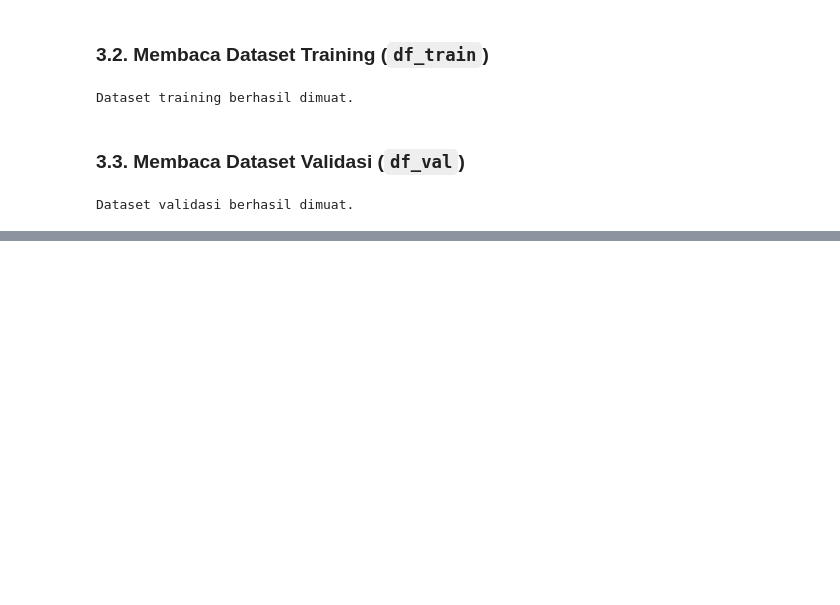
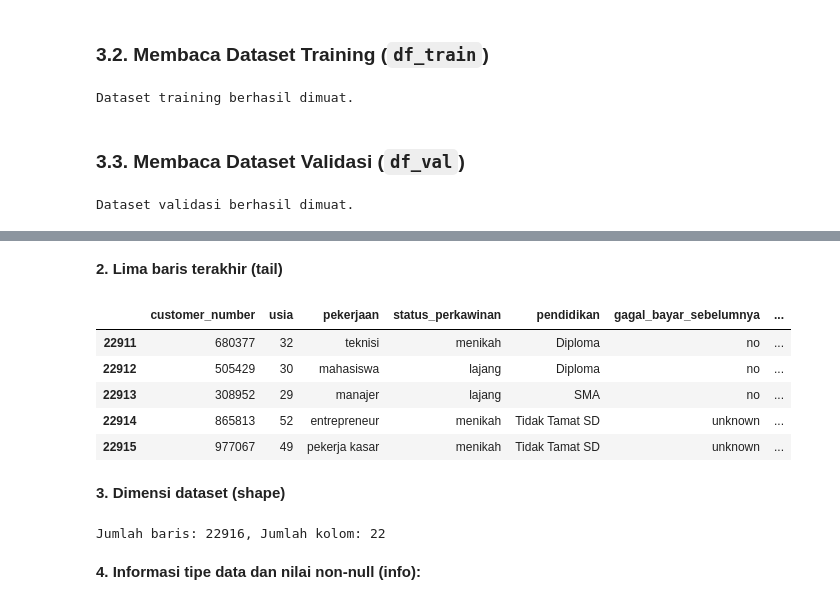
Before and after one commit to LatiefDataVisionary/data-quest-challenge-dsi-2025, a Jupyter notebook: notebooks/DCM_DMU_2025_Notebook_Cubit_Aku_Dong.ipynb, the cells around one changed output, grey strips where cells are left out. Cells and saved outputs as stored; diff of their text form; code cells hidden in the pictures; blank space fills up the shorter version.

```diff
--- a/notebooks/DCM_DMU_2025_Notebook_Cubit_Aku_Dong.ipynb
+++ b/notebooks/DCM_DMU_2025_Notebook_Cubit_Aku_Dong.ipynb
@@ -227,0 +243,19 @@ Dataset validasi berhasil dimuat.
+# %% [markdown]
+**2. Lima baris terakhir (tail)**
+# %%
+df_train.tail()
+# %% [output]
+|  | customer_number | usia | pekerjaan | status_perkawinan | pendidikan | gagal_bayar_sebelumnya | ... |
+| 22911 | 680377 | 32 | teknisi | menikah | Diploma | no | ... |
+| 22912 | 505429 | 30 | mahasiswa | lajang | Diploma | no | ... |
+| 22913 | 308952 | 29 | manajer | lajang | SMA | no | ... |
+| 22914 | 865813 | 52 | entrepreneur | menikah | Tidak Tamat SD | unknown | ... |
+| 22915 | 977067 | 49 | pekerja kasar | menikah | Tidak Tamat SD | unknown | ... |
+# %% [markdown]
+**3. Dimensi dataset (shape)**
+# %%
+print(f"Jumlah baris: {df_train.shape[0]}, Jumlah kolom: {df_train.shape[1]}")
+# %% [output]
+Jumlah baris: 22916, Jumlah kolom: 22
+# %% [markdown]
+**4. Informasi tipe data dan nilai non-null (info):**
```
Also changed, not shown: parts of 9 cells of this notebook.
